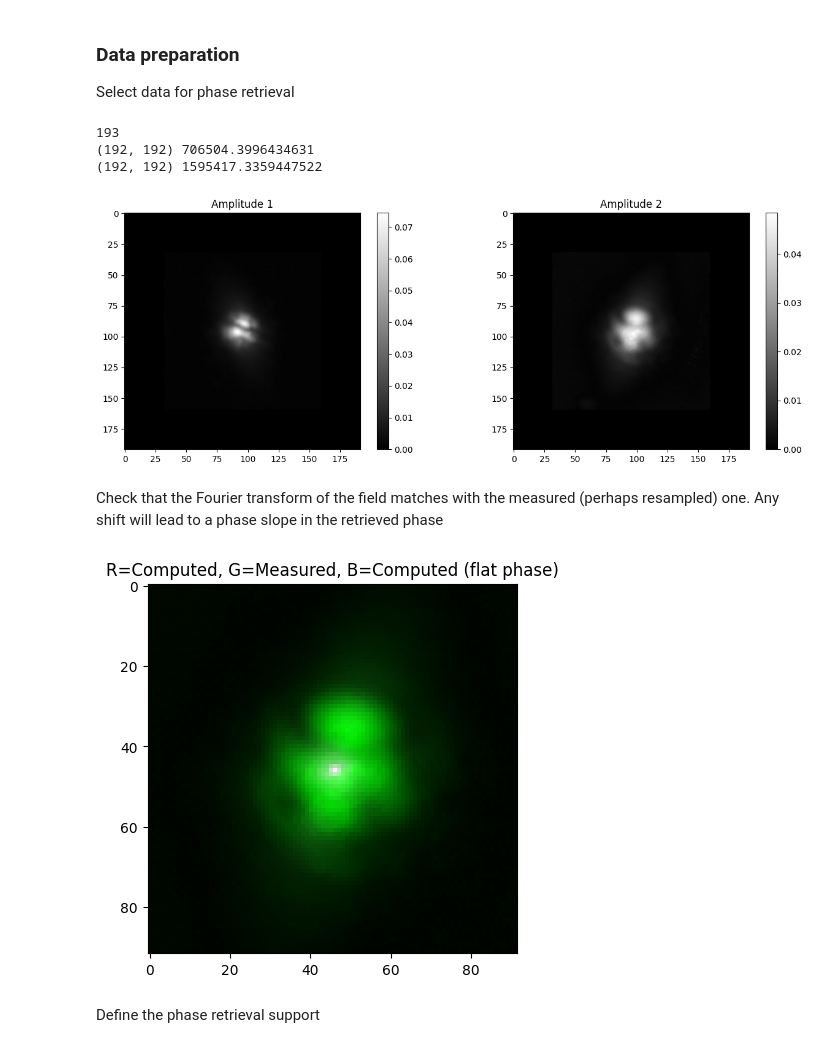
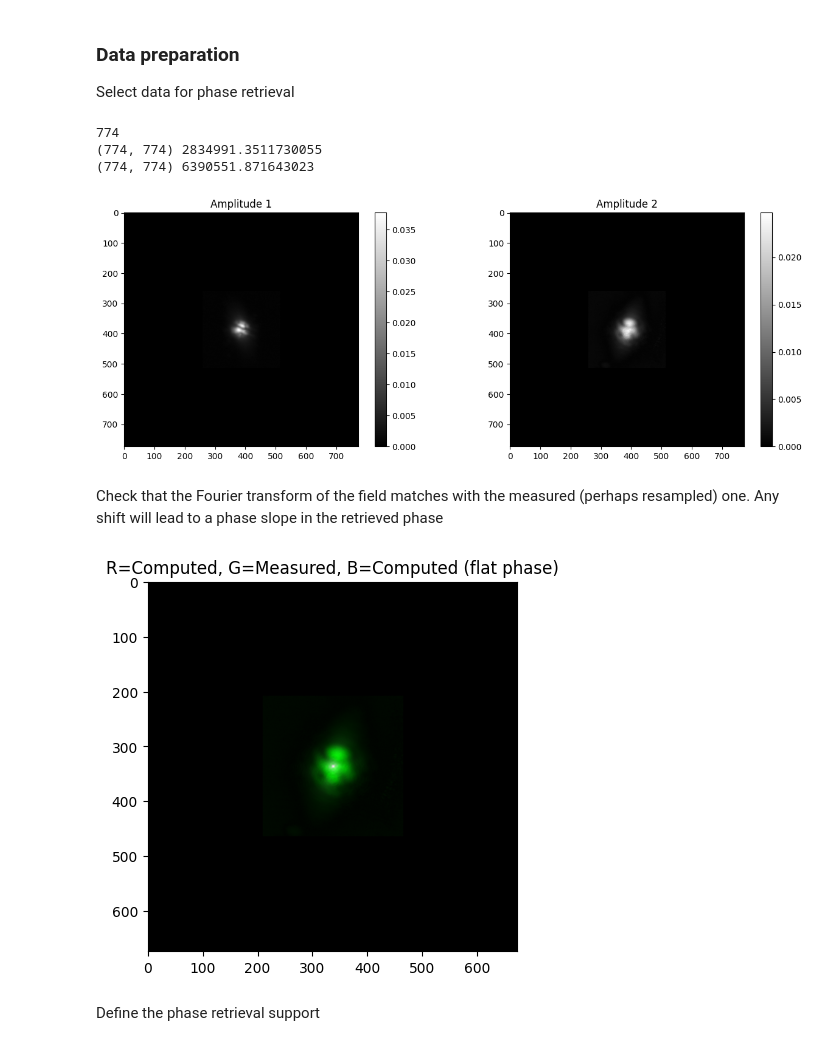
Before and after one commit to jysru/Speckle-Retrieval, a Jupyter notebook: notebooks/experimental_hollow_core_speckle_retrieval_maxime_torch.ipynb, the cells around one changed output. Cells and saved outputs as stored; diff of their text form; code cells hidden in the pictures.

```diff
--- a/notebooks/experimental_hollow_core_speckle_retrieval_maxime_torch.ipynb
+++ b/notebooks/experimental_hollow_core_speckle_retrieval_maxime_torch.ipynb
@@ -132,8 +132,8 @@ def compute_N_win(wavelength, focal_length, pixel_size1, pixel_size2):
 
 pixel_cp = 5.86e-6
 pixel_cl = 5.86e-6
-bin_cp = 4
-bin_cl = 4
+bin_cp = 2
+bin_cl = 2
 wavelength = 1064e-9
 focal_length = 100e-3
 N_window = compute_N_win(wavelength, focal_length, bin_cp * pixel_cp, bin_cl * pixel_cl)
@@ -142,37 +142,37 @@ print(N_window)
 
 field = np.sqrt(np.abs(CP[idx, ...] - noise_corrCP)) #
 
 # CP_shift = (np.array(centroids_CP) - np.array(field.shape) / 2).astype(int)
 field = spr.utils.bin_image(field, factor=bin_cp)
 f_shape = field.shape
 f_pad = (N_window - f_shape[0]) // 2
 field = np.pad(field, [f_pad, f_pad])
 
 field_energy = np.sum(np.square(np.abs(field)))
 field = field / np.sqrt(field_energy)
 print(field.shape, field_energy)
 
 
 ft = np.sqrt(np.abs(CL[idx, ...] - noise_corr)) #
 # CL_shift = (np.array(centroids_CL) - np.array(ft.shape) / 2).astype(int) + np.array([-20, 10])
 # ft = np.roll(ft, shift=-CL_shift, axis=(0,1))
 ft = spr.utils.bin_image(ft, factor=bin_cl)
 ft_shape = ft.shape
 ft_pad = (N_window - ft_shape[0]) // 2
 ft = np.pad(ft, [ft_pad, ft_pad])
 # ft = np.flip(ft, axis=0)
 ft = np.flip(ft, axis=1)
 
 ft_energy = np.sum(np.square(np.abs(ft)))
 ft = ft / np.sqrt(ft_energy)
 print(ft.shape, ft_energy)
 
 _ = spr.plots.compare_arrays(field, ft, cmap='gray')
 # %% [output]
-193
-(192, 192) 706504.3996434631
-(192, 192) 1595417.3359447522
+774
+(774, 774) 2834991.3511730055
+(774, 774) 6390551.871643023
-[figure, old version]
+[figure, new version]
 # %% [markdown]
 Check that the Fourier transform of the field matches with the measured (perhaps resampled) one. Any shift will lead to a phase slope in the retrieved phase
 # %%
@@ -191,7 +191,7 @@ B /= np.max(B)
 _ = spr.plots.rgb_imshow([R, G, B])
 _ = plt.title("R=Computed, G=Measured, B=Computed (flat phase)")
 # %% [output]
-[figure, old version]
+[figure, new version]
 # %% [markdown]
 Define the phase retrieval support
 # %%
```
Also changed, not shown: parts of 4 cells of this notebook, 4 other files.
